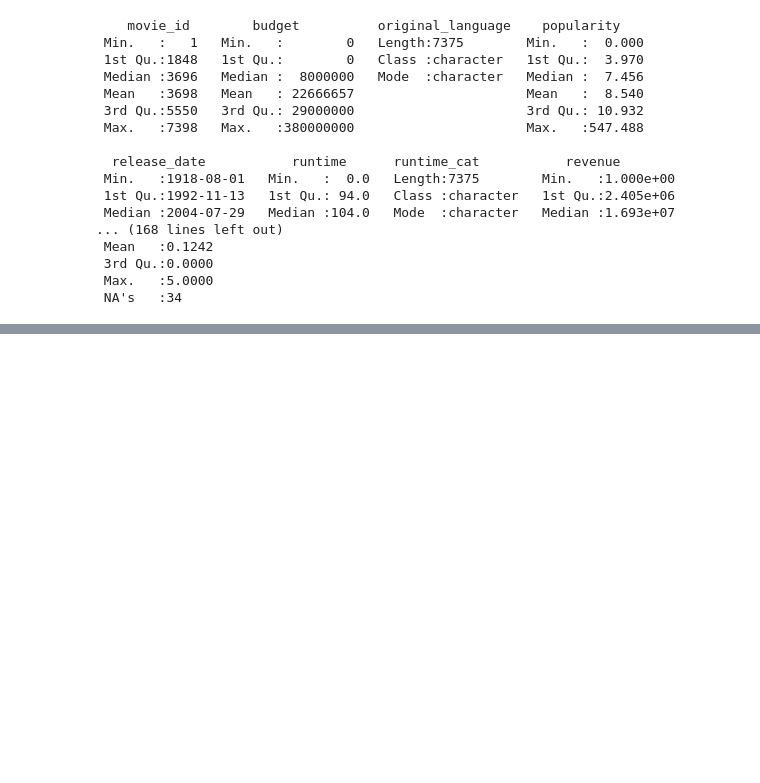
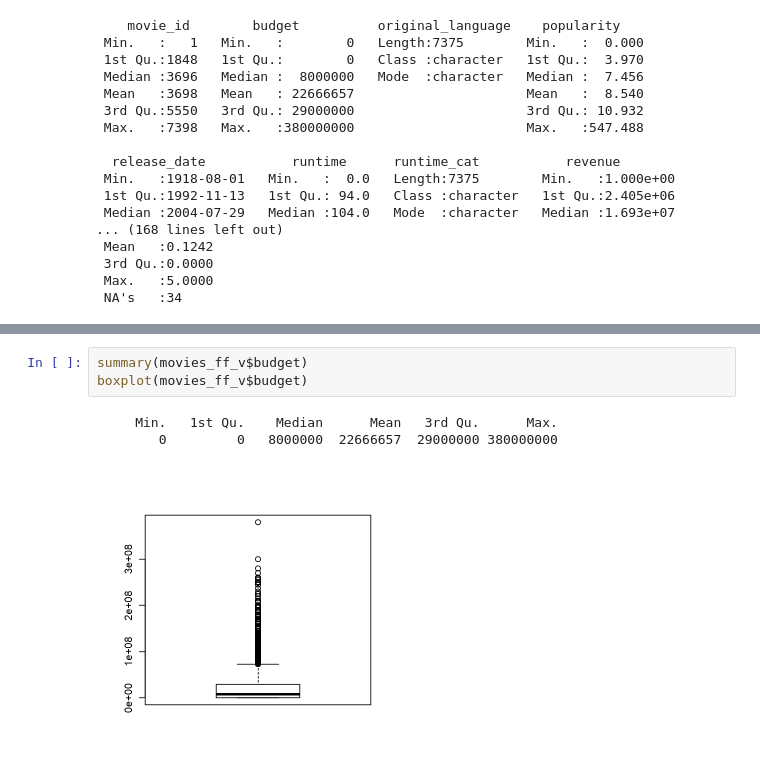
Before and after one commit to mouhadeb/DataScience, a Jupyter notebook: stats/Home Exercise 4.ipynb, the cells around one changed output, grey strips where cells are left out. Drawn from its saved outputs; the diff is of its cells as text; blank space fills up the shorter version.

```diff
--- a/stats/Home Exercise 4.ipynb
+++ b/stats/Home Exercise 4.ipynb
@@ -1647,0 +980,7 @@ ERROR: Error in simpleLoess(y, x, w, span, degree = degree, parametric = FALSE,
+# %%
+summary(movies_ff_v$budget)
+boxplot(movies_ff_v$budget)
+# %% [output]
+     Min.   1st Qu.    Median      Mean   3rd Qu.      Max.
+        0         0   8000000  22666657  29000000 380000000
+[figure, added]
```
Also changed, not shown: parts of 20 cells of this notebook, 5 other files.
